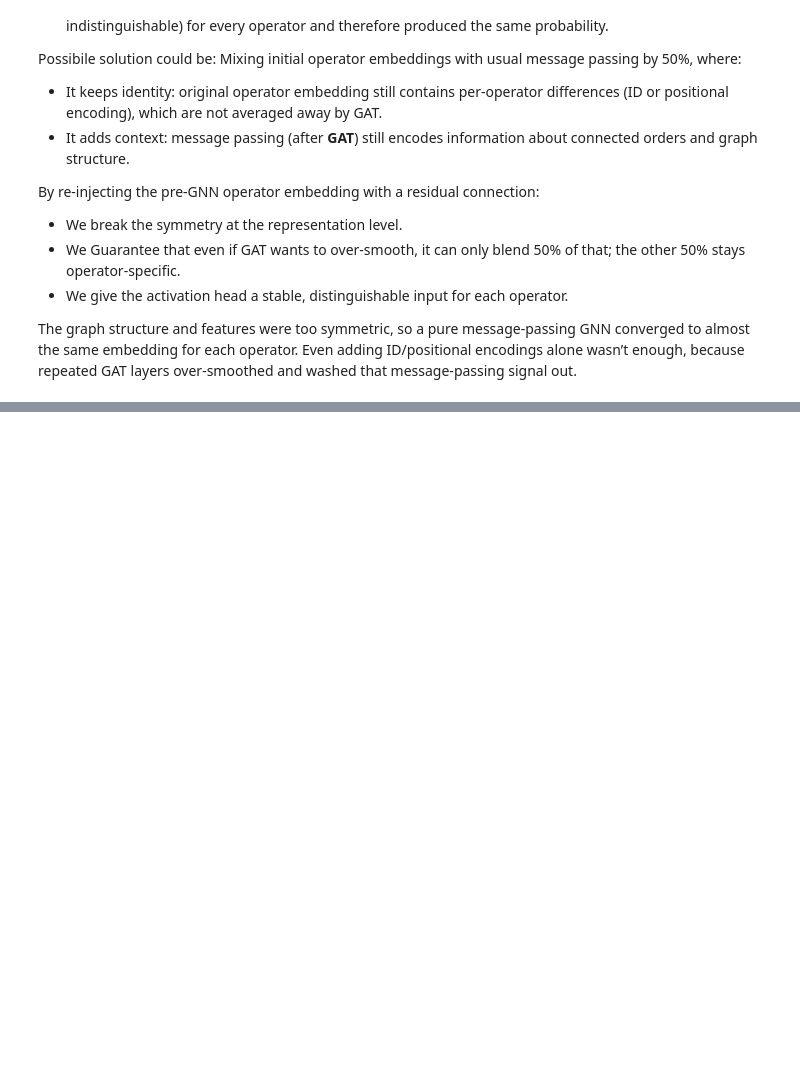
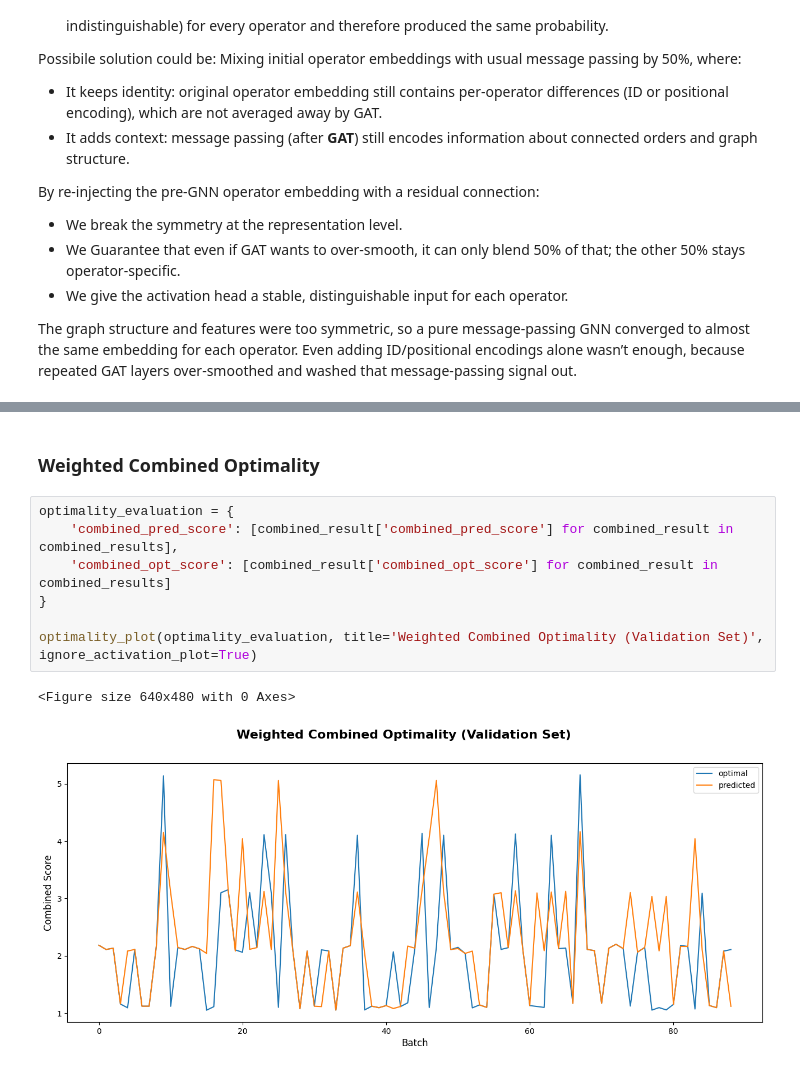
Before and after one commit to Abudo-S/ManualWarehouseOptimization, a Jupyter notebook: ManualWarehouseOptimization_GNN.ipynb, the cells around one changed output, grey strips where cells are left out. Cells and saved outputs as stored; diff of their text form; blank space fills up the shorter version.

```diff
--- a/ManualWarehouseOptimization_GNN.ipynb
+++ b/ManualWarehouseOptimization_GNN.ipynb
@@ -1651,0 +1678,12 @@ The graph structure and features were too symmetric, so a pure message-passing G
+# %% [markdown]
+### Weighted Combined Optimality
+# %%
+optimality_evaluation = {
+    'combined_pred_score': [combined_result['combined_pred_score'] for combined_result in combined_results],
+    'combined_opt_score': [combined_result['combined_opt_score'] for combined_result in combined_results]
+}
+
+optimality_plot(optimality_evaluation, title='Weighted Combined Optimality (Validation Set)', ignore_activation_plot=True)
+# %% [output]
+<Figure size 640x480 with 0 Axes>
+[figure, added]
```
Also changed, not shown: parts of 3 cells of this notebook.
